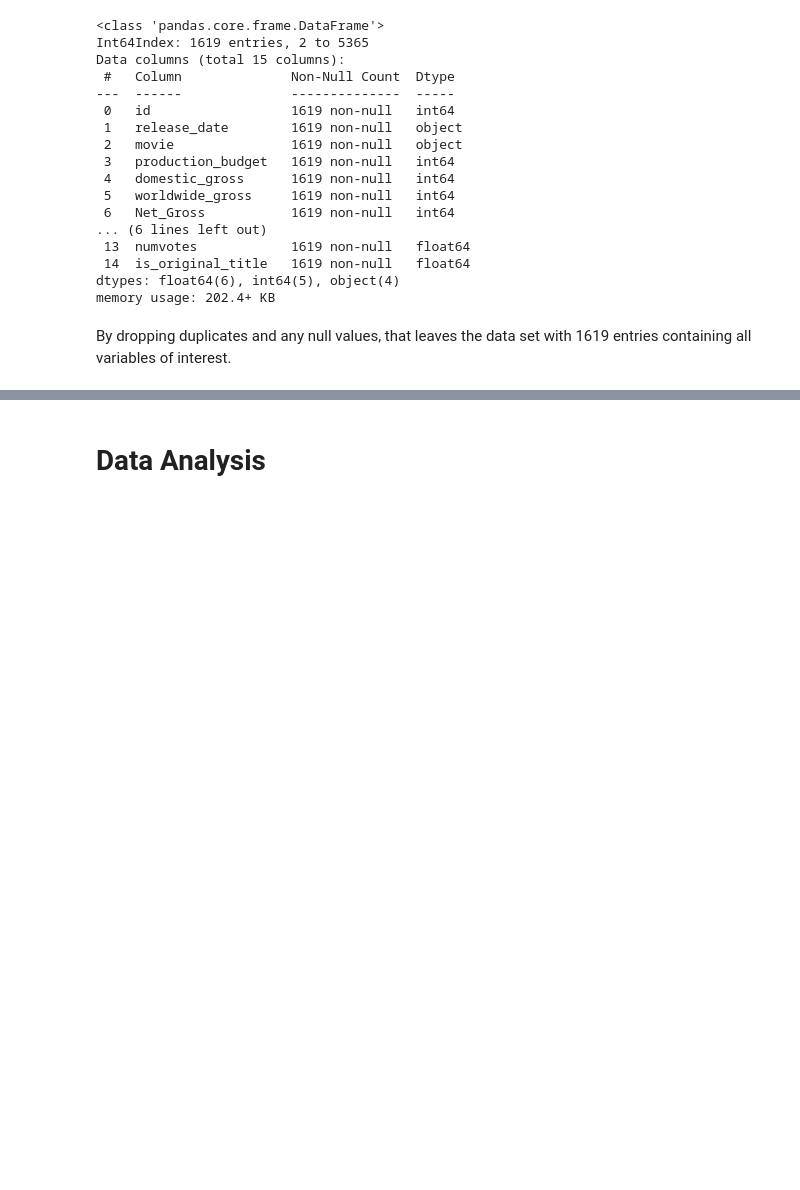
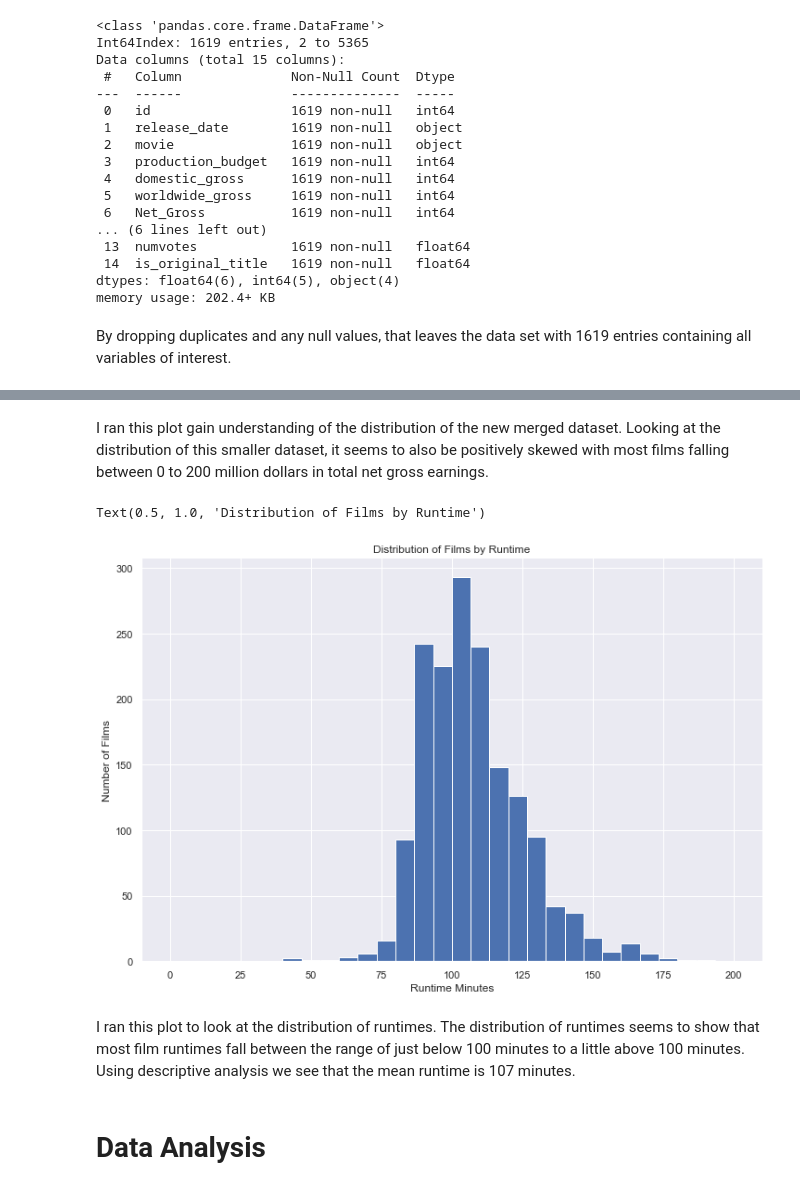
Before and after one commit to ldwilker10/dsc-phase-1-project-v2-4, a Jupyter notebook: Microsoft_Analysis.ipynb, the cells around one changed output, grey strips where cells are left out. Drawn from its saved outputs; the diff is of its cells as text; code cells hidden in the pictures; blank space fills up the shorter version.

```diff
--- a/Microsoft_Analysis.ipynb
+++ b/Microsoft_Analysis.ipynb
@@ -320,3 +339,15 @@ By dropping duplicates and any null values, that leaves the data set with 1619 e
+# %% [markdown]
+I ran this plot gain understanding of the distribution of the new merged dataset. Looking at the distribution of this smaller dataset, it seems to also be positively skewed with most films falling between 0 to 200 million dollars in total net gross earnings.
+# %%
+plt= top_movies_dropped_null.runtime_minutes.hist(figsize=(12,8), bins= 30, range = [0,200])
+plt.set_ylabel("Number of Films")
+plt.set_xlabel("Runtime Minutes")
+plt.set_title("Distribution of Films by Runtime")
+# %% [output]
+Text(0.5, 1.0, 'Distribution of Films by Runtime')
+[figure, added]
+# %% [markdown]
+I ran this plot to look at the distribution of runtimes. The distribution of runtimes seems to show that most film runtimes fall between the range of just below 100 minutes to a little above 100 minutes. Using descriptive analysis we see that the mean runtime is 107 minutes.
 # %% [markdown]
 # Data Analysis
 # %% [markdown]
```
Also changed, not shown: parts of 6 cells of this notebook, 3 other files.
